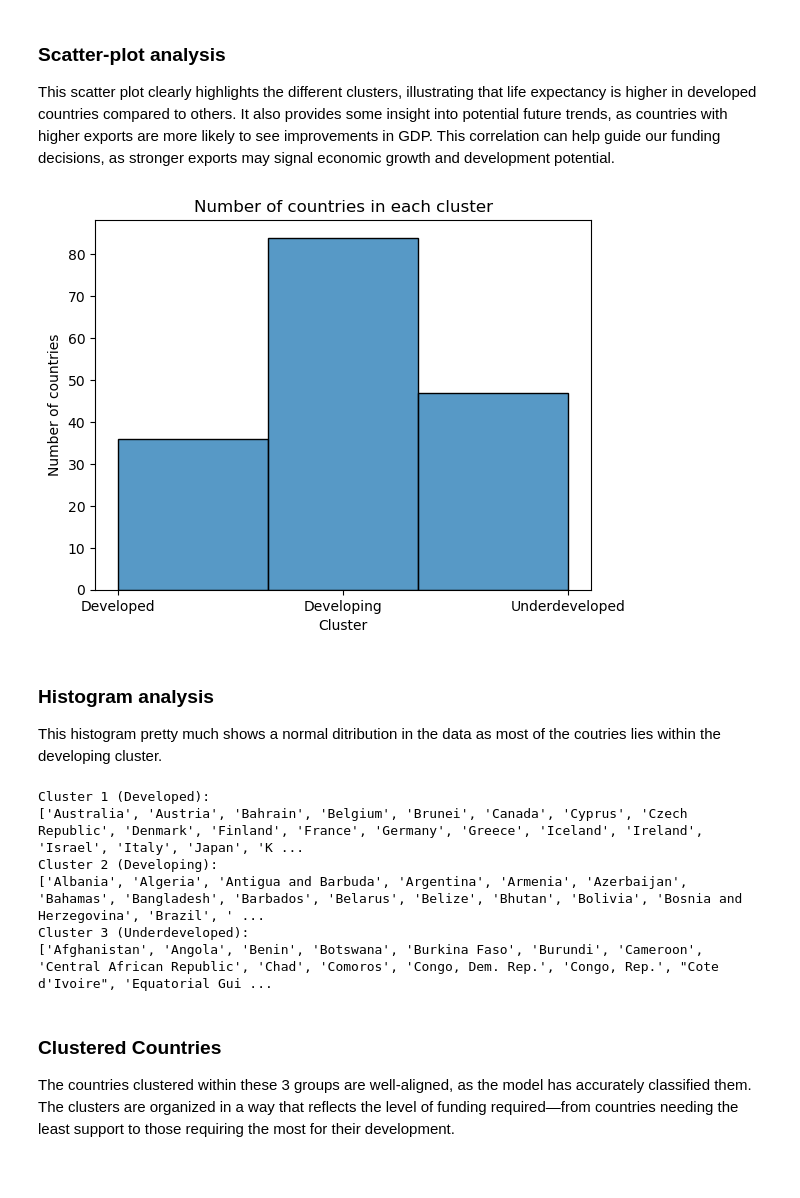
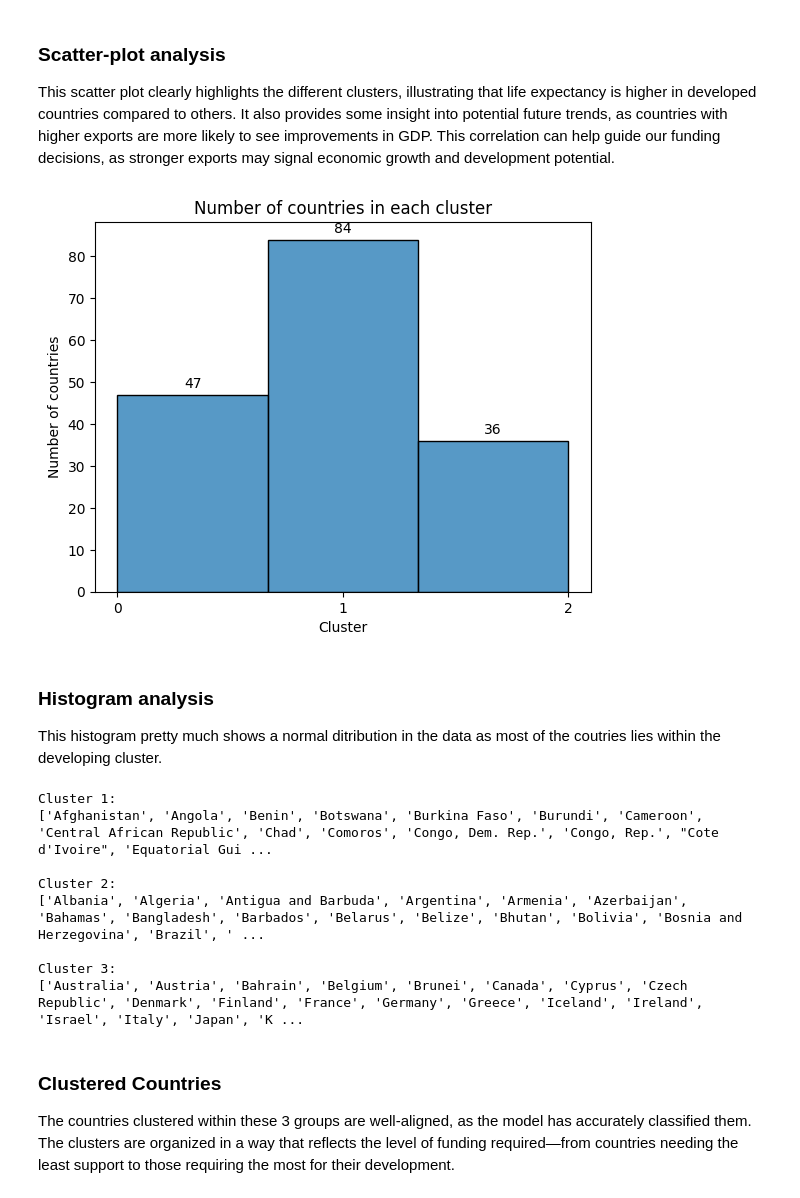
Before and after one commit to gdsai4903/COMP3705-Unsupervised-Machine-Learning, a Jupyter notebook: Assignment 1/Assignment 1.ipynb, the cells around one changed output. Cells and saved outputs as stored; diff of their text form; code cells hidden in the pictures.

Commit message:
made changes to plots

```diff
--- a/Assignment 1/Assignment 1.ipynb
+++ b/Assignment 1/Assignment 1.ipynb
@@ -259,38 +287,45 @@ plt.show()
 ### Scatter-plot analysis
 This scatter plot clearly highlights the different clusters, illustrating that life expectancy is higher in developed countries compared to others. It also provides some insight into potential future trends, as countries with higher exports are more likely to see improvements in GDP. This correlation can help guide our funding decisions, as stronger exports may signal economic growth and development potential.
 # %%
-sns.histplot(cluster_runs[chosen_n_cluster], bins = chosen_n_cluster)
-cluster_labels = ['Developed', 'Developing', 'Underdeveloped']
+cluster_labels = sorted(set(cluster_runs[chosen_n_cluster]))
+
+ax = sns.histplot(cluster_runs[chosen_n_cluster], bins = chosen_n_cluster, stat='count')
 plt.title("Number of countries in each cluster")
 plt.xlabel("Cluster")
 plt.ylabel("Number of countries")
 plt.xticks(ticks=range(chosen_n_cluster), labels=cluster_labels)
+
+# Annotate each bin with the count
+for p in ax.patches:
+    height = int(p.get_height())  # Get the height of each bin (count)
+    ax.annotate(f'{height}', (p.get_x() + p.get_width() / 2., height),
+                ha='center', va='baseline', fontsize=10, color='black', xytext=(0, 5),
+                textcoords='offset points')  # Add the count as text above each bin
+
 plt.show()
 # %% [output]
-[figure, old version]
+[figure, new version]
 # %% [markdown]
 ### Histogram analysis
 This histogram pretty much shows a normal ditribution in the data as most of the coutries lies within the developing cluster.
 # %%
-# Initialize an empty dictionary to store the clusters
-cluster_dict = {1: 'Developed', 2: 'Developing', 3: 'Underdeveloped'}
-clustered_countries = {}
-
 # Assign countries to the dictionary based on clusters
-for n in range(chosen_n_cluster):
-    cluster_label = cluster_dict[n+1]  # Assign cluster label based on dictionary
-    clustered_countries[cluster_label] = countries[cluster_runs[chosen_n_cluster] == n].tolist()  # Store as list
+for n in range(chosen_n_cluster):  # Assign cluster label based on dictionary
+    clustered_countries = countries[cluster_runs[chosen_n_cluster] == n].tolist()  # Store as list
 
     # Print the result for each cluster
-    print(f"Cluster {n+1} ({cluster_label}): ")
-    print(clustered_countries[cluster_label])
+    print(f"Cluster {n+1}: ")
+    print(clustered_countries)
+    print()
 # %% [output]
-Cluster 1 (Developed):
+Cluster 1:
+['Afghanistan', 'Angola', 'Benin', 'Botswana', 'Burkina Faso', 'Burundi', 'Cameroon', 'Central African Republic', 'Chad', 'Comoros', 'Congo, Dem. Rep.', 'Congo, Rep.', "Cote d'Ivoire", 'Equatorial Gui ...
+
+Cluster 2:
+['Albania', 'Algeria', 'Antigua and Barbuda', 'Argentina', 'Armenia', 'Azerbaijan', 'Bahamas', 'Bangladesh', 'Barbados', 'Belarus', 'Belize', 'Bhutan', 'Bolivia', 'Bosnia and Herzegovina', 'Brazil', ' ...
+
+Cluster 3:
 ['Australia', 'Austria', 'Bahrain', 'Belgium', 'Brunei', 'Canada', 'Cyprus', 'Czech Republic', 'Denmark', 'Finland', 'France', 'Germany', 'Greece', 'Iceland', 'Ireland', 'Israel', 'Italy', 'Japan', 'K ...
-Cluster 2 (Developing):
-['Albania', 'Algeria', 'Antigua and Barbuda', 'Argentina', 'Armenia', 'Azerbaijan', 'Bahamas', 'Bangladesh', 'Barbados', 'Belarus', 'Belize', 'Bhutan', 'Bolivia', 'Bosnia and Herzegovina', 'Brazil', ' ...
-Cluster 3 (Underdeveloped):
-['Afghanistan', 'Angola', 'Benin', 'Botswana', 'Burkina Faso', 'Burundi', 'Cameroon', 'Central African Republic', 'Chad', 'Comoros', 'Congo, Dem. Rep.', 'Congo, Rep.', "Cote d'Ivoire", 'Equatorial Gui ...
 # %% [markdown]
 ### Clustered Countries
 The countries clustered within these 3 groups are well-aligned, as the model has accurately classified them. The clusters are organized in a way that reflects the level of funding required—from countries needing the least support to those requiring the most for their development.
```
Also changed, not shown: parts of 9 cells of this notebook.
